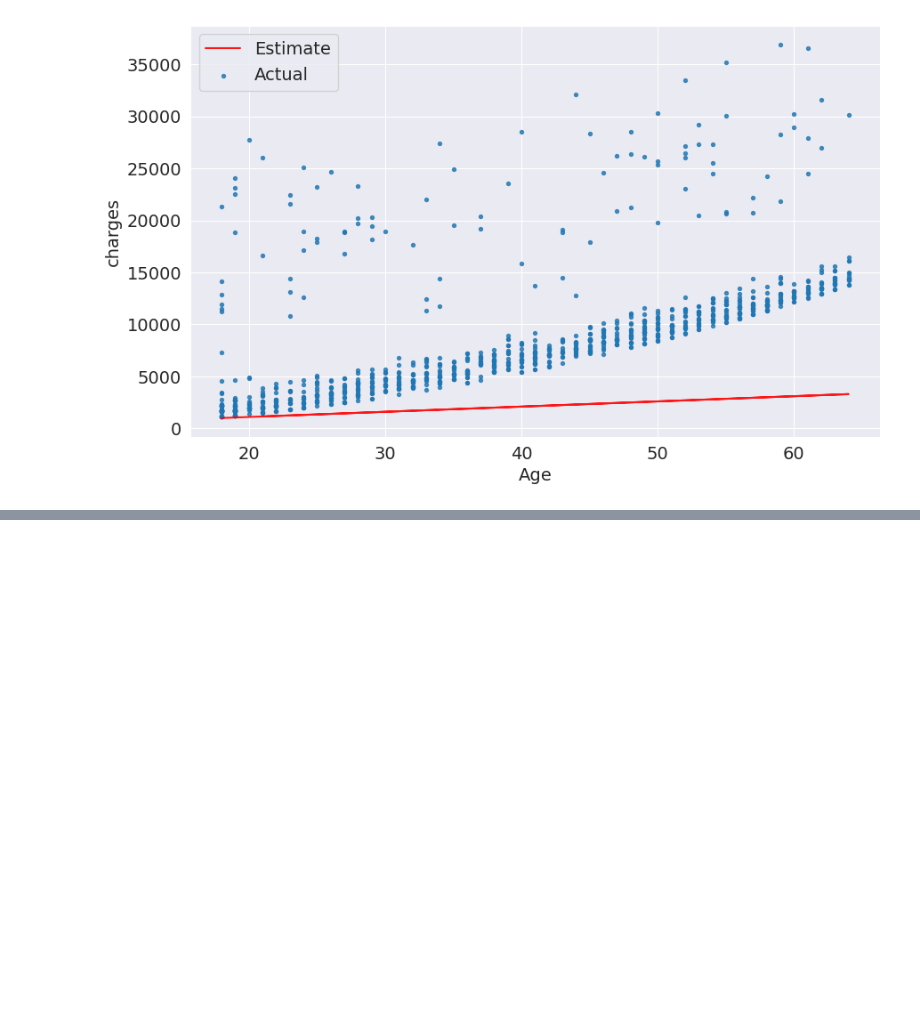
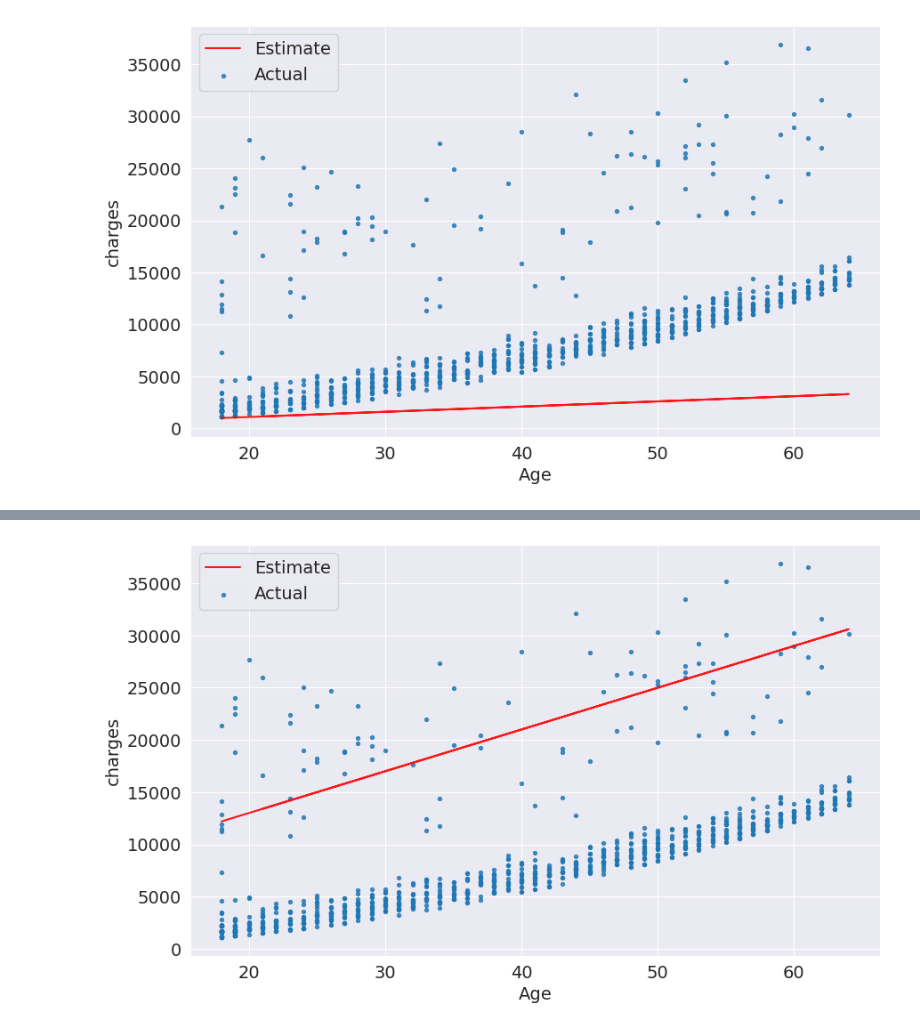
Before and after one commit to diyabhandary/repo1, a Jupyter notebook: coding1.ipynb, the cells around one changed output, grey strips where cells are left out. Saved outputs shown, nothing was run; the diff lists cells and outputs as text; code cells hidden in the pictures; blank space fills up the shorter version.

```diff
--- a/coding1.ipynb
+++ b/coding1.ipynb
@@ -297,0 +302,4 @@ def try_parameters(w,b):
+# %%
+try_parameters(400,5000)
+# %% [output]
+[figure, added]
```
Also changed, not shown: parts of 39 cells of this notebook.
